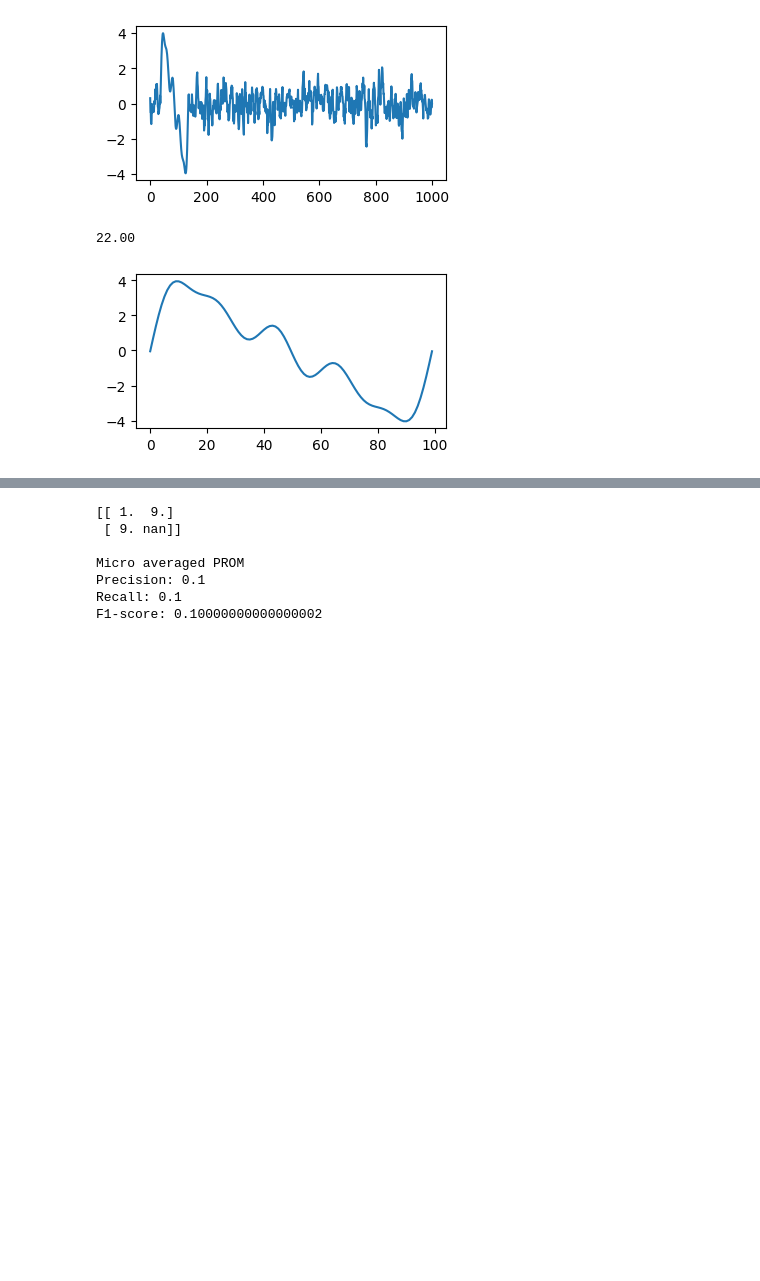
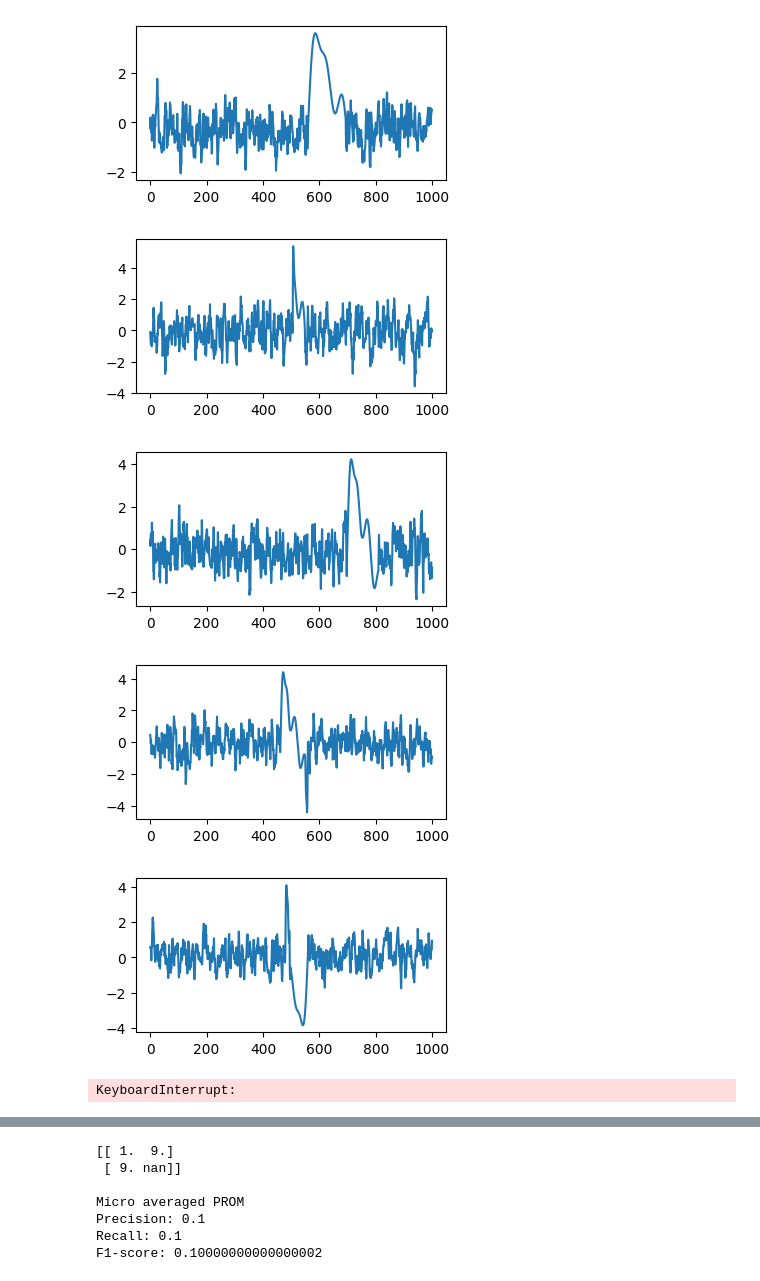
Before and after one commit to KULJasperCremers/loconsensus, a Jupyter notebook: experiments/experiment2.ipynb, the cells around one changed output, grey strips where cells are left out. Cells and saved outputs as stored; diff of their text form; code cells hidden in the pictures; blank space fills up the shorter version.

```diff
--- a/experiments/experiment2.ipynb
+++ b/experiments/experiment2.ipynb
@@ -13,30 +13,22 @@ import matplotlib.pyplot as plt
 
 import time
 # %%
-np.random.seed(11)
-
-exp = 2
+exp = 3
 if exp==1:
-    config = ExperimentConfig(
-        n_ts=10,
-        len_ts=1000,
-        n_dims=1,
-        ts_noise_std=0.5,
-        len_base_motif=100,
-        m_warping_std=0.0,
-        len_std=0.0
-    )
+    config = ExperimentConfig()
     gen = ExperimentStaticMotif(config)
     ts_list, m_pos = gen.generate_experiment()
 elif exp==2:
     config = ExperimentConfig(
-        n_ts=10,
-        len_ts=1000,
-        n_dims=1,
-        ts_noise_std=0.5,
-        len_base_motif=100,
-        m_warping_std=0.1,
+        m_warping_std=0.25,
         len_std=0.0
     )
     gen = ExperimentWarpedMotif(config)
     ts_list, m_pos = gen.generate_experiment()
+elif exp==3:
+    config = ExperimentConfig(
+        m_warping_std=0.25,
+        len_std=25,
+    )
+    gen = ExperimentWarpedVariableLengthMotif(config)
+    ts_list, m_pos = gen.generate_experiment()
@@ -43,19 +47,35 @@ elif exp==2:
 # %%
 len_base_motif = config.len_base_motif
 len_ts = config.len_ts
 
 flat_list = [ts.flatten() for ts in ts_list]
 
 plt.figure(figsize=(4,2))
 plt.plot(flat_list[0])
 plt.show()
+plt.figure(figsize=(4,2))
+plt.plot(flat_list[1])
+plt.show()
+plt.figure(figsize=(4,2))
+plt.plot(flat_list[2])
+plt.show()
+plt.figure(figsize=(4,2))
+plt.plot(flat_list[3])
+plt.show()
+plt.figure(figsize=(4,2))
+plt.plot(flat_list[4])
+plt.show()
 # %% [output]
-[figure, old version]
+[figure, new version]
+[figure, added]
+[figure, added]
+[figure, added]
+[figure, added]
 # %%
 l_min = len_base_motif - 25
 l_max = len_base_motif + 25
 rho = 0.8
-nb = None
+nb = 1
 
 start_time = time.perf_counter()
 motifs1 = loconsensus.apply_loconsensus(ts_list, l_min, l_max, rho, nb)
@@ -65,8 +85,7 @@ plt.figure(figsize=(4,2))
 plt.plot(np.concat(ts_list)[motifs1[0][0][0]: motifs1[0][0][1]])
 plt.show()
 # %% [output]
-22.00
+KeyboardInterrupt:
-[figure, removed]
 # %%
 M, _, _ = prom.matching_matrix([m_pos], [motif_set[1] for motif_set in motifs1])
 print(M)
```
Also changed, not shown: parts of 6 cells of this notebook, 2 other files.
